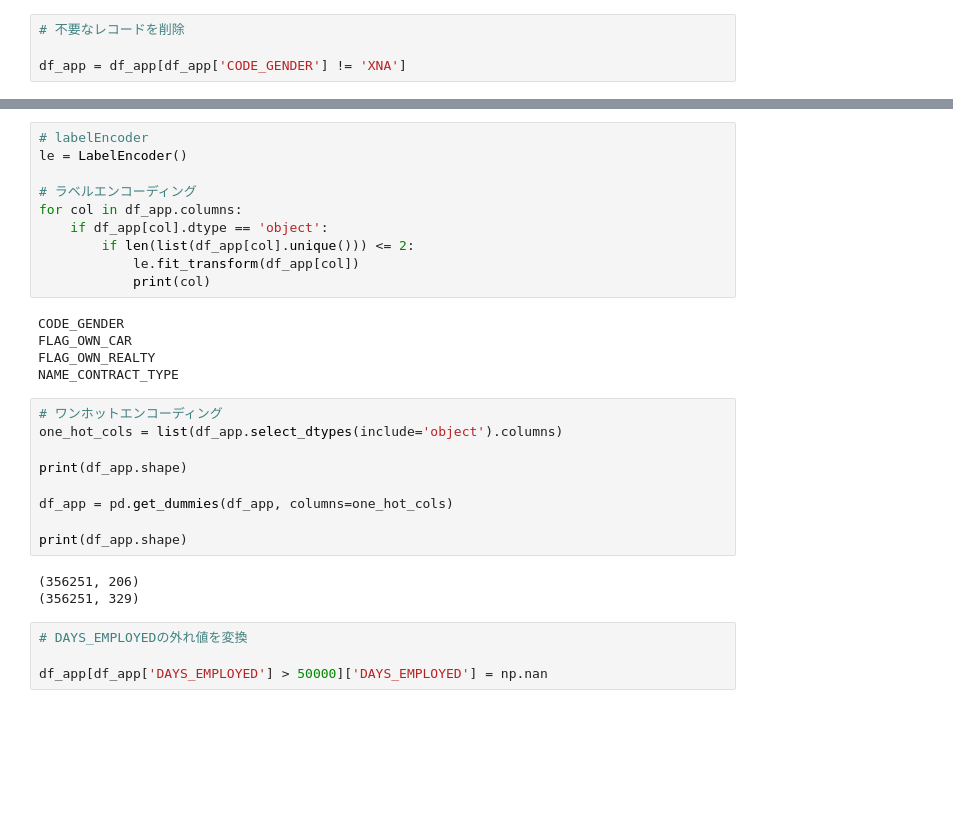
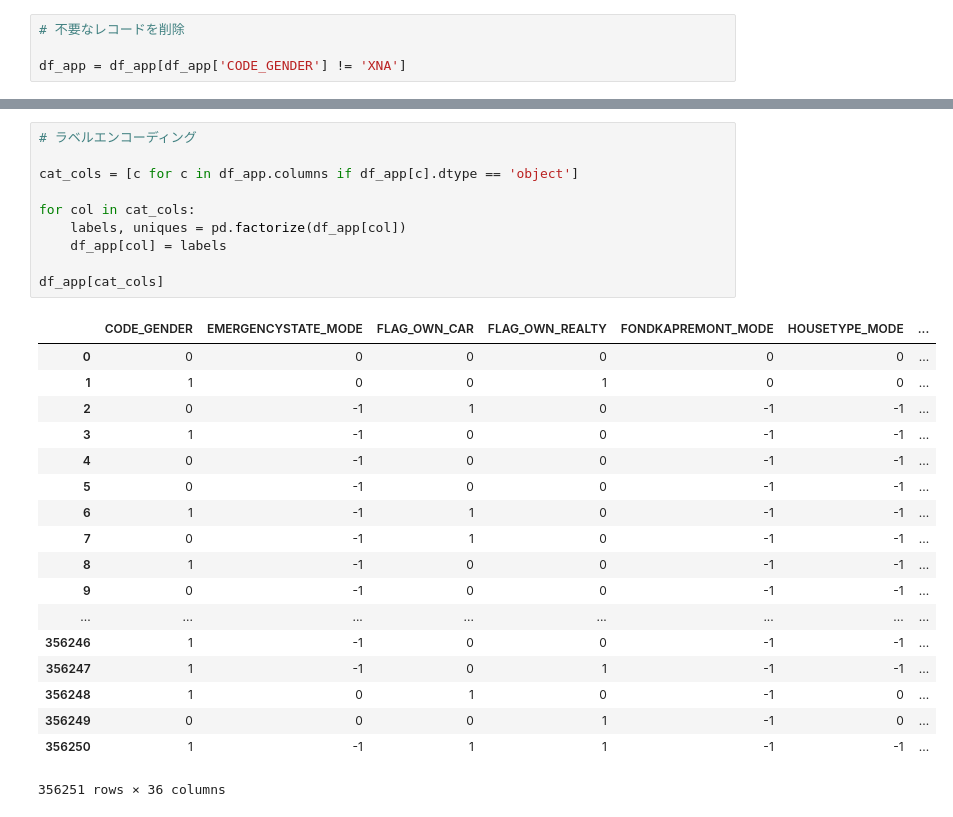
Before and after one commit to nykeijiban/kaggle-training, a Jupyter notebook: home-credit.ipynb, the cells around one changed output, grey strips where cells are left out. Cells and saved outputs as stored; diff of their text form; blank space fills up the shorter version.

```diff
--- a/home-credit.ipynb
+++ b/home-credit.ipynb
@@ -525,31 +731,29 @@ See the caveats in the documentation: http://pandas.pydata.org/pandas-docs/stabl
 # %%
-# labelEncoder
-le = LabelEncoder()
+# ラベルエンコーディング
 
-# ラベルエンコーディング
-for col in df_app.columns:
-    if df_app[col].dtype == 'object':
-        if len(list(df_app[col].unique())) <= 2:
-            le.fit_transform(df_app[col])
-            print(col)
+cat_cols = [c for c in df_app.columns if df_app[c].dtype == 'object']
+
+for col in cat_cols:
+    labels, uniques = pd.factorize(df_app[col])
+    df_app[col] = labels
+
+df_app[cat_cols]
 # %% [output]
+|  | CODE_GENDER | EMERGENCYSTATE_MODE | FLAG_OWN_CAR | FLAG_OWN_REALTY | FONDKAPREMONT_MODE | HOUSETYPE_MODE | ... |
+| 0 | 0 | 0 | 0 | 0 | 0 | 0 | ... |
+| 1 | 1 | 0 | 0 | 1 | 0 | 0 | ... |
+| 2 | 0 | -1 | 1 | 0 | -1 | -1 | ... |
+| 3 | 1 | -1 | 0 | 0 | -1 | -1 | ... |
+| 4 | 0 | -1 | 0 | 0 | -1 | -1 | ... |
+| 5 | 0 | -1 | 0 | 0 | -1 | -1 | ... |
+| 6 | 1 | -1 | 1 | 0 | -1 | -1 | ... |
+| 7 | 0 | -1 | 1 | 0 | -1 | -1 | ... |
+| 8 | 1 | -1 | 0 | 0 | -1 | -1 | ... |
+| 9 | 0 | -1 | 0 | 0 | -1 | -1 | ... |
+| ... | ... | ... | ... | ... | ... | ... | ... |
+| 356246 | 1 | -1 | 0 | 0 | -1 | -1 | ... |
+| 356247 | 1 | -1 | 0 | 1 | -1 | -1 | ... |
+| 356248 | 1 | 0 | 1 | 0 | -1 | 0 | ... |
+| 356249 | 0 | 0 | 0 | 1 | -1 | 0 | ... |
+| 356250 | 1 | -1 | 1 | 1 | -1 | -1 | ... |
-CODE_GENDER
-FLAG_OWN_CAR
-FLAG_OWN_REALTY
-NAME_CONTRACT_TYPE
+356251 rows × 36 columns
-# %%
-# ワンホットエンコーディング
-one_hot_cols = list(df_app.select_dtypes(include='object').columns)
-
-print(df_app.shape)
-
-df_app = pd.get_dummies(df_app, columns=one_hot_cols)
-
-print(df_app.shape)
-# %% [output]
-(356251, 206)
-(356251, 329)
-# %%
-# DAYS_EMPLOYEDの外れ値を変換
-
-df_app[df_app['DAYS_EMPLOYED'] > 50000]['DAYS_EMPLOYED'] = np.nan
```
Also changed, not shown: parts of 27 cells of this notebook.
